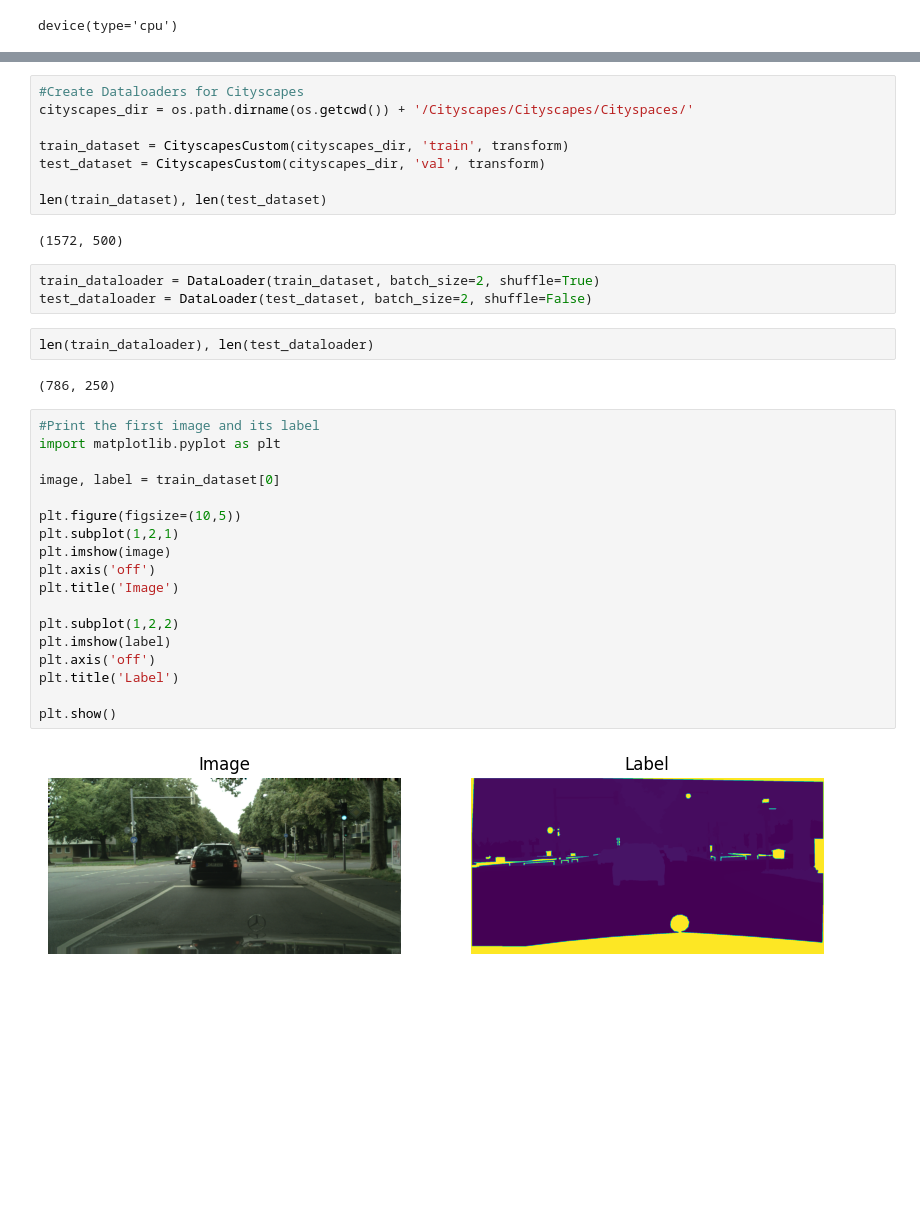
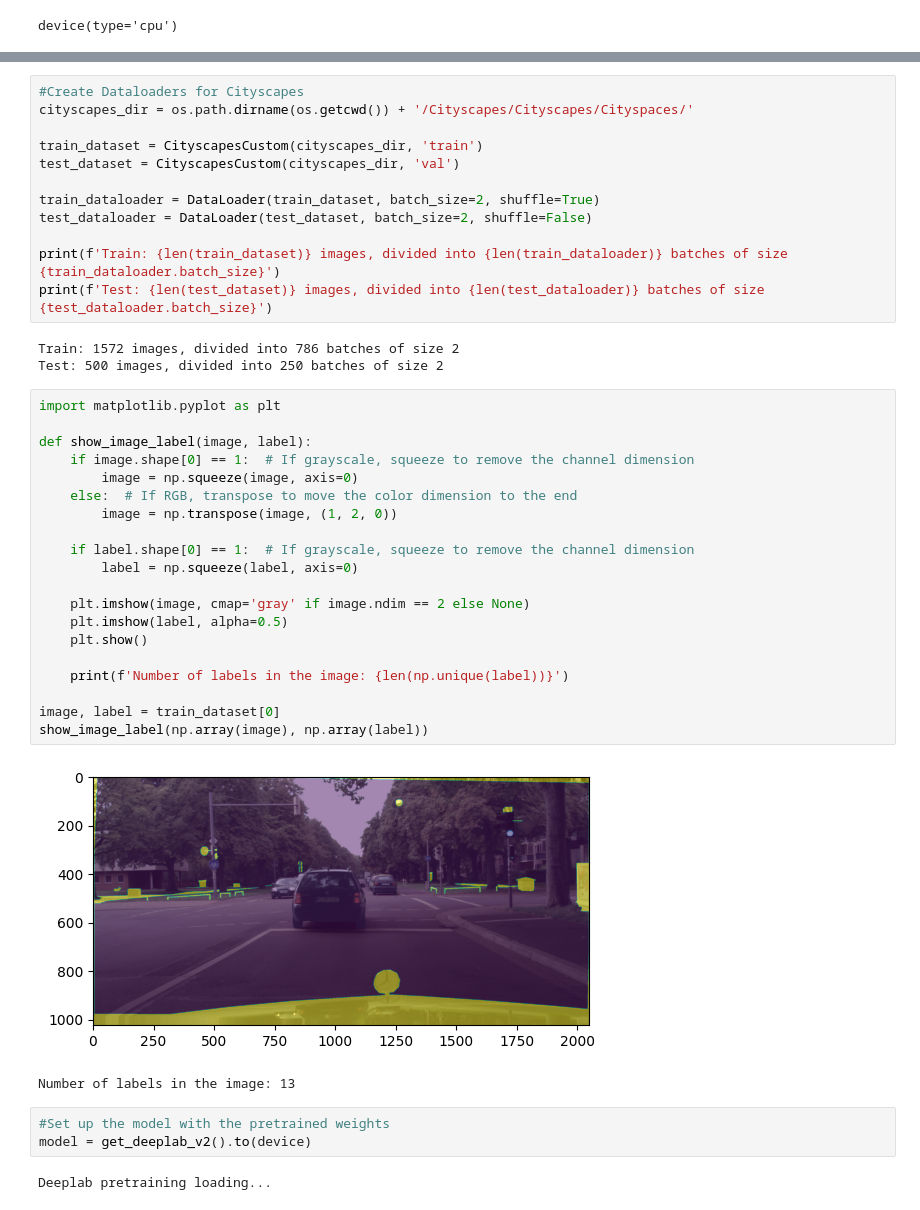
Before and after one commit to enricog-98/Adversarial_Domain_Adaptation_in_Semantic_Segmentation, a Jupyter notebook: test.ipynb, the cells around one changed output, grey strips where cells are left out. Saved outputs shown, nothing was run; the diff lists cells and outputs as text; blank space fills up the shorter version.

Commit message:
Cityscapes images/labels format, Pretrained net download

```diff
--- a/test.ipynb
+++ b/test.ipynb
@@ -16,36 +33,42 @@ transform = None
 #Create Dataloaders for Cityscapes
 cityscapes_dir = os.path.dirname(os.getcwd()) + '/Cityscapes/Cityscapes/Cityspaces/'
 
-train_dataset = CityscapesCustom(cityscapes_dir, 'train', transform)
-test_dataset = CityscapesCustom(cityscapes_dir, 'val', transform)
+train_dataset = CityscapesCustom(cityscapes_dir, 'train')
+test_dataset = CityscapesCustom(cityscapes_dir, 'val')
 
-len(train_dataset), len(test_dataset)
+train_dataloader = DataLoader(train_dataset, batch_size=2, shuffle=True)
+test_dataloader = DataLoader(test_dataset, batch_size=2, shuffle=False)
+
+print(f'Train: {len(train_dataset)} images, divided into {len(train_dataloader)} batches of size {train_dataloader.batch_size}')
+print(f'Test: {len(test_dataset)} images, divided into {len(test_dataloader)} batches of size {test_dataloader.batch_size}')
 # %% [output]
-(1572, 500)
+Train: 1572 images, divided into 786 batches of size 2
+Test: 500 images, divided into 250 batches of size 2
-# %%
-train_dataloader = DataLoader(train_dataset, batch_size=2, shuffle=True)
-test_dataloader = DataLoader(test_dataset, batch_size=2, shuffle=False)
-# %%
-len(train_dataloader), len(test_dataloader)
-# %% [output]
-(786, 250)
-# %%
-#Print the first image and its label
-import matplotlib.pyplot as plt
-
-image, label = train_dataset[0]
-
-plt.figure(figsize=(10,5))
-plt.subplot(1,2,1)
-plt.imshow(image)
-plt.axis('off')
-plt.title('Image')
-
-plt.subplot(1,2,2)
-plt.imshow(label)
-plt.axis('off')
-plt.title('Label')
-
-plt.show()
-# %% [output]
-[figure, removed]
+# %%
+import matplotlib.pyplot as plt
+
+def show_image_label(image, label):
+    if image.shape[0] == 1:  # If grayscale, squeeze to remove the channel dimension
+        image = np.squeeze(image, axis=0)
+    else:  # If RGB, transpose to move the color dimension to the end
+        image = np.transpose(image, (1, 2, 0))
+
+    if label.shape[0] == 1:  # If grayscale, squeeze to remove the channel dimension
+        label = np.squeeze(label, axis=0)
+
+    plt.imshow(image, cmap='gray' if image.ndim == 2 else None)
+    plt.imshow(label, alpha=0.5)
+    plt.show()
+
+    print(f'Number of labels in the image: {len(np.unique(label))}')
+
+image, label = train_dataset[0]
+show_image_label(np.array(image), np.array(label))
+# %% [output]
+[figure, added]
+Number of labels in the image: 13
+# %%
+#Set up the model with the pretrained weights
+model = get_deeplab_v2().to(device)
+# %% [output]
+Deeplab pretraining loading...
```
Also changed, not shown: parts of 6 cells of this notebook, 2 other files.
